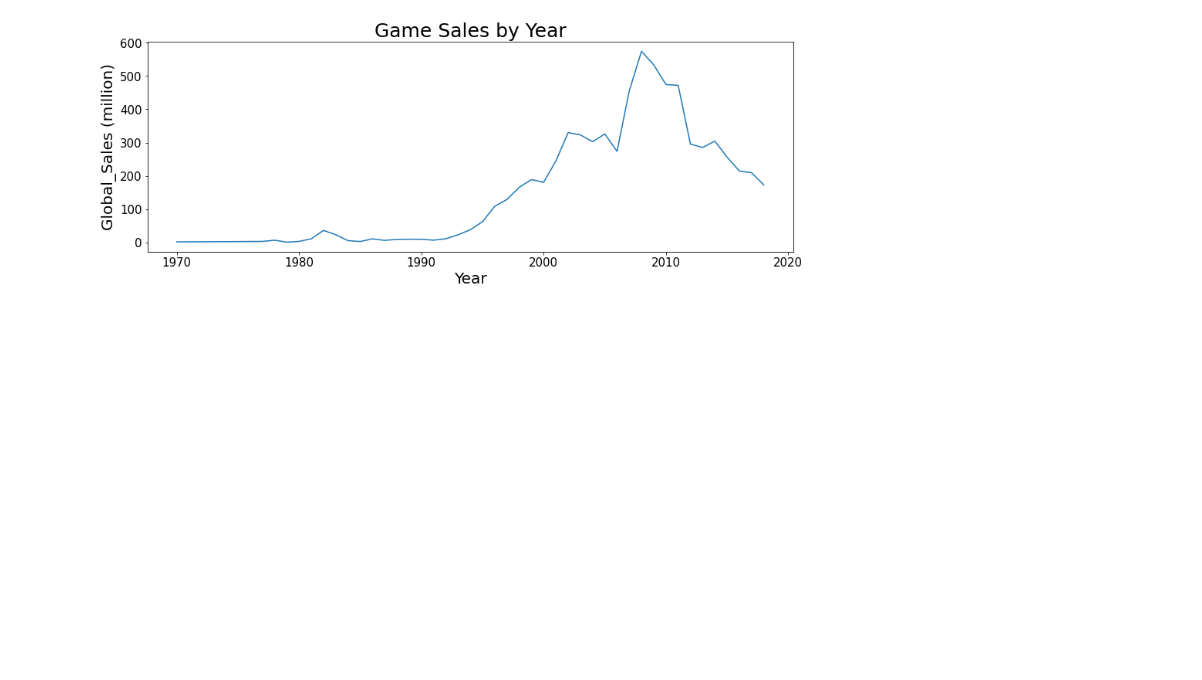
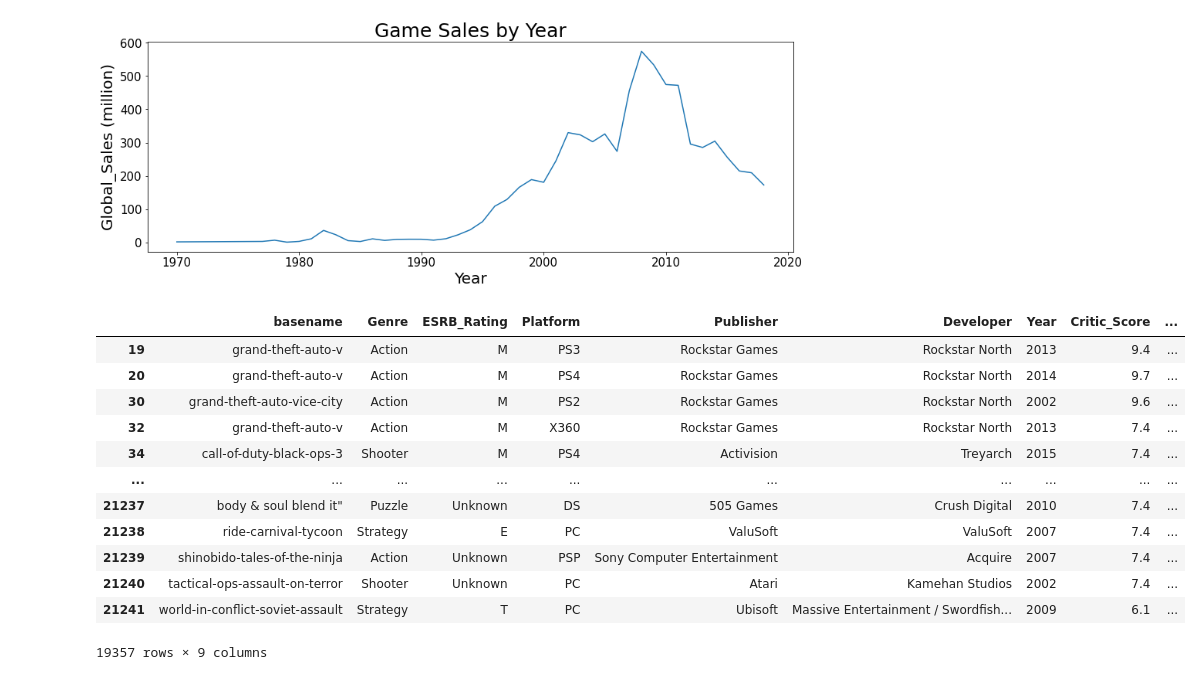
Before and after one commit to cepan/videogame_sales_prediction, a Jupyter notebook: project.ipynb, the cells around one changed output. Saved outputs shown, nothing was run; the diff lists cells and outputs as text; code cells hidden in the pictures; blank space fills up the shorter version.

```diff
--- a/project.ipynb
+++ b/project.ipynb
@@ -447,3 +452,19 @@ plt.yticks(fontsize = 15)
   Text(0, 0, ''),
   Text(0, 0, '')])
 [figure]
+# %%
+games
+# %% [output]
+|  | basename | Genre | ESRB_Rating | Platform | Publisher | Developer | Year | Critic_Score | ... |
+| 19 | grand-theft-auto-v | Action | M | PS3 | Rockstar Games | Rockstar North | 2013 | 9.4 | ... |
+| 20 | grand-theft-auto-v | Action | M | PS4 | Rockstar Games | Rockstar North | 2014 | 9.7 | ... |
+| 30 | grand-theft-auto-vice-city | Action | M | PS2 | Rockstar Games | Rockstar North | 2002 | 9.6 | ... |
+| 32 | grand-theft-auto-v | Action | M | X360 | Rockstar Games | Rockstar North | 2013 | 7.4 | ... |
+| 34 | call-of-duty-black-ops-3 | Shooter | M | PS4 | Activision | Treyarch | 2015 | 7.4 | ... |
+| ... | ... | ... | ... | ... | ... | ... | ... | ... | ... |
+| 21237 | body & soul blend it" | Puzzle | Unknown | DS | 505 Games | Crush Digital | 2010 | 7.4 | ... |
+| 21238 | ride-carnival-tycoon | Strategy | E | PC | ValuSoft | ValuSoft | 2007 | 7.4 | ... |
+| 21239 | shinobido-tales-of-the-ninja | Action | Unknown | PSP | Sony Computer Entertainment | Acquire | 2007 | 7.4 | ... |
+| 21240 | tactical-ops-assault-on-terror | Shooter | Unknown | PC | Atari | Kamehan Studios | 2002 | 7.4 | ... |
+| 21241 | world-in-conflict-soviet-assault | Strategy | T | PC | Ubisoft | Massive Entertainment / Swordfish... | 2009 | 6.1 | ... |
+19357 rows × 9 columns
```
Also changed, not shown: parts of 20 cells of this notebook.
